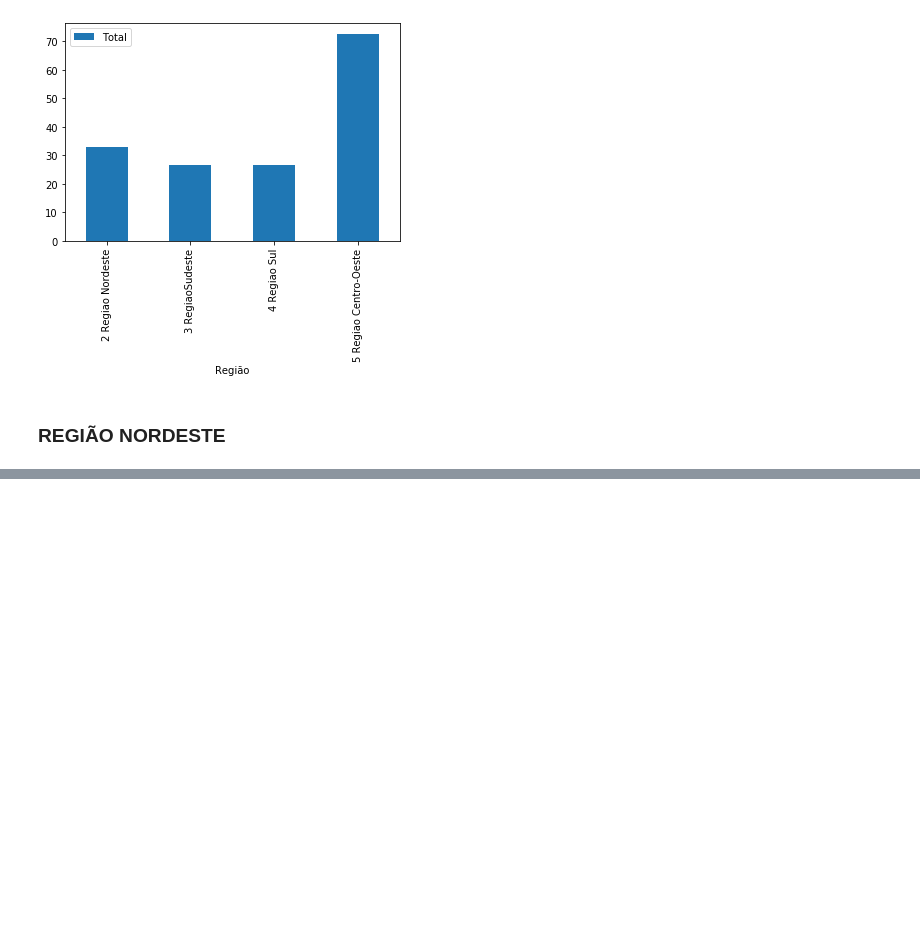
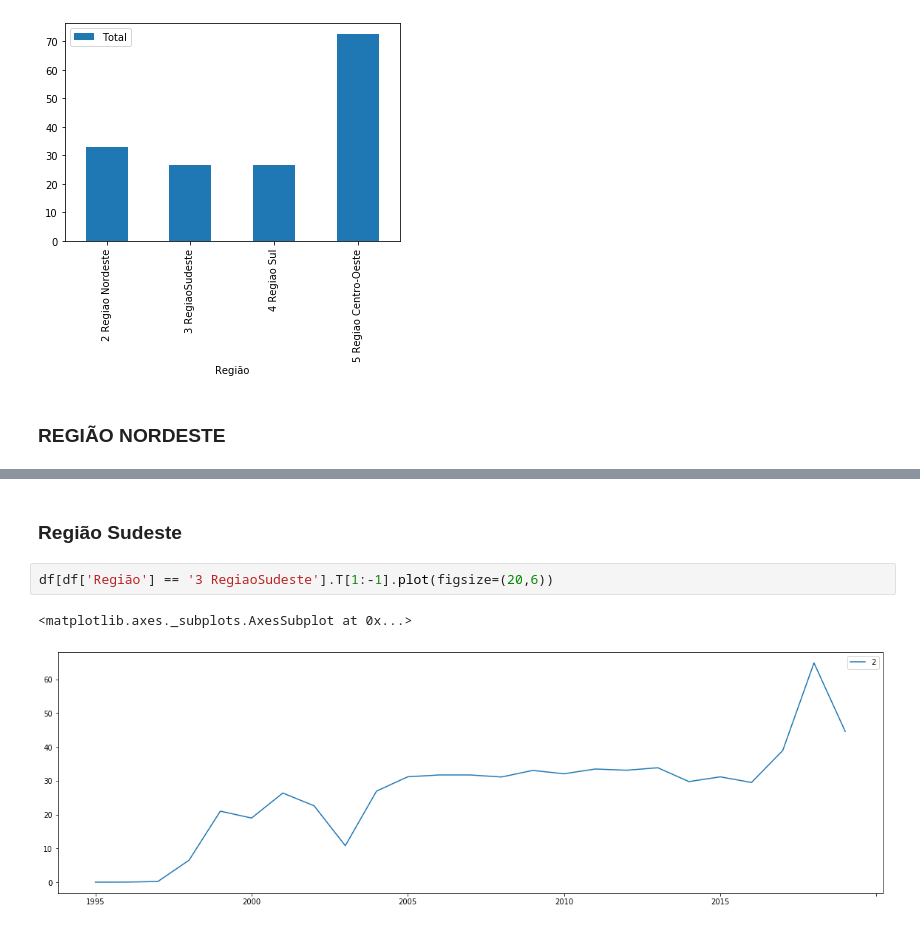
Before and after one commit to daianeklein/bootcamp-Alura, a Jupyter notebook: Desafio-Modulo2.ipynb, the cells around one changed output, grey strips where cells are left out. Saved outputs shown, nothing was run; the diff lists cells and outputs as text; blank space fills up the shorter version.

```diff
--- a/Desafio-Modulo2.ipynb
+++ b/Desafio-Modulo2.ipynb
@@ -70,0 +92,7 @@ df[['Região', 'Total']][1:-1].set_index('Região').plot(kind = 'bar')
+# %% [markdown]
+### Região Sudeste
+# %%
+df[df['Região'] == '3 RegiaoSudeste'].T[1:-1].plot(figsize=(20,6))
+# %% [output]
+<matplotlib.axes._subplots.AxesSubplot at 0x...>
+[figure, added]
```
Also changed, not shown: parts of 10 cells of this notebook.
